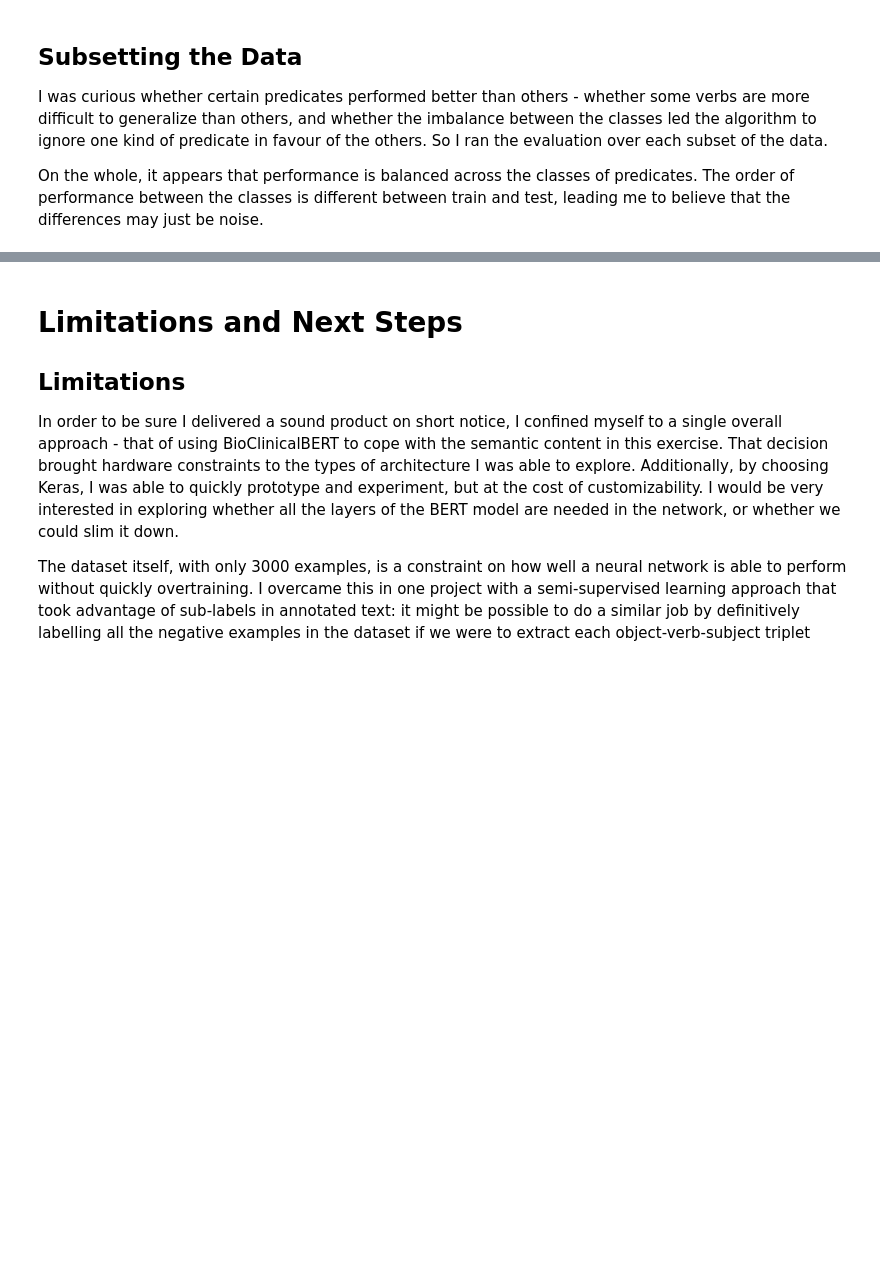
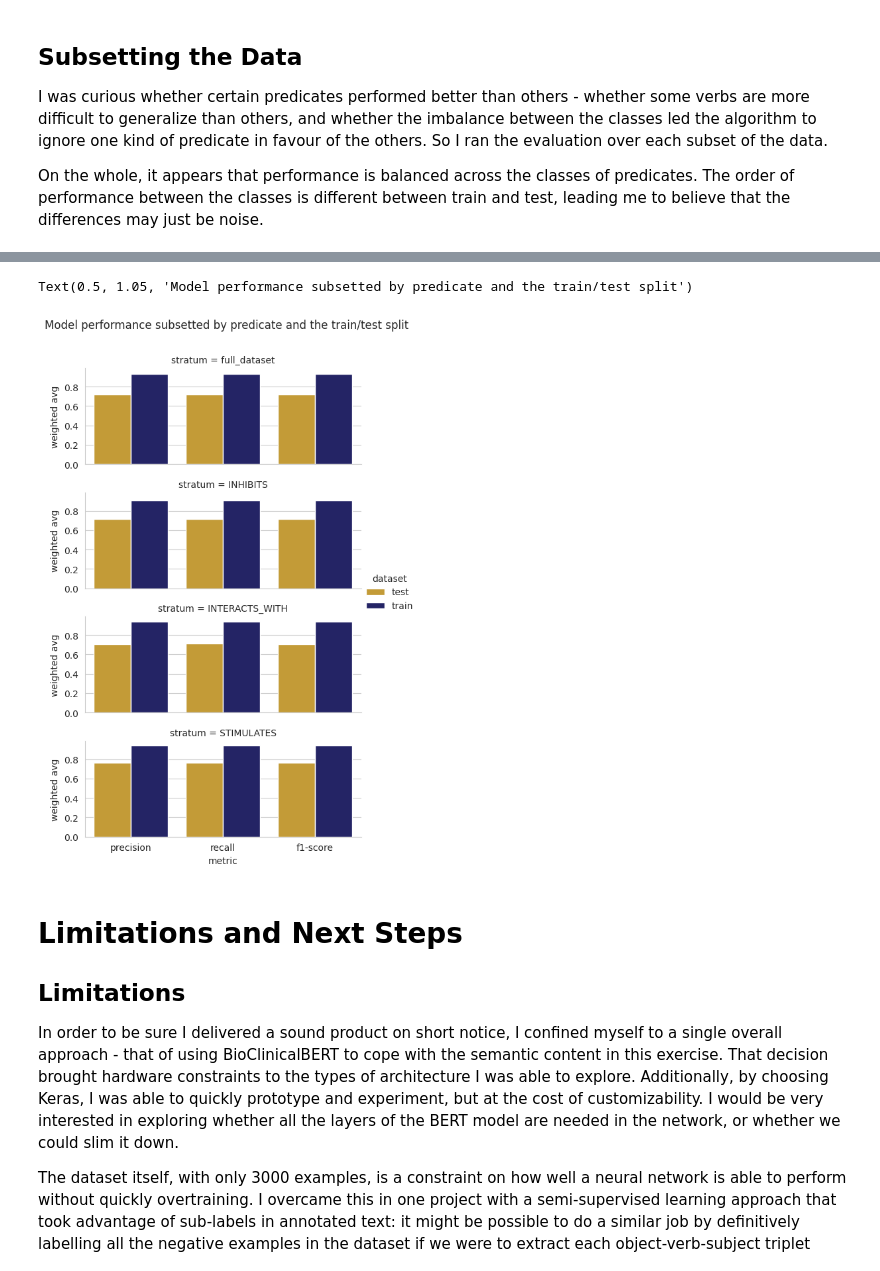
Before and after one commit to arfenarf/predications, a Jupyter notebook: main_notebook.ipynb, the cells around one changed output, grey strips where cells are left out. Cells and saved outputs as stored; diff of their text form; code cells hidden in the pictures; blank space fills up the shorter version.

```diff
--- a/main_notebook.ipynb
+++ b/main_notebook.ipynb
@@ -262,13 +325,16 @@ class_df.loc[class_df['metric']!='support', ['metric', 'weighted avg', 'dataset'
 # %%
 sns.set_style('whitegrid')
-palette={'maize': 'goldenrod', 'blue': 'midnightblue'}
-class_df['hue'] = class_df.apply(lambda row: 'maize' if row.dataset=='test' else 'blue', axis=1)
+palette={'test': 'goldenrod', 'train': 'midnightblue'}
 oaplot=sns.catplot(class_df.loc[class_df['metric'] != 'support'],
             x='metric', y='weighted avg',
-            col='dataset', row='stratum', kind='bar',
-            hue='hue', palette=palette,
-            height = 3, aspect = 2.5, legend=False)
+            # col='dataset',
+                   row='stratum',
+            kind='bar',  hue='dataset', palette=palette,
+            height = 2, aspect = 2.5)
 oaplot.fig.suptitle("Model performance subsetted by predicate and the train/test split", y=1.05)
+# %% [output]
+Text(0.5, 1.05, 'Model performance subsetted by predicate and the train/test split')
+[figure, added]
 # %% [markdown]
 # Limitations and Next Steps
 
```
Also changed, not shown: parts of 21 cells of this notebook, 3 other files.
